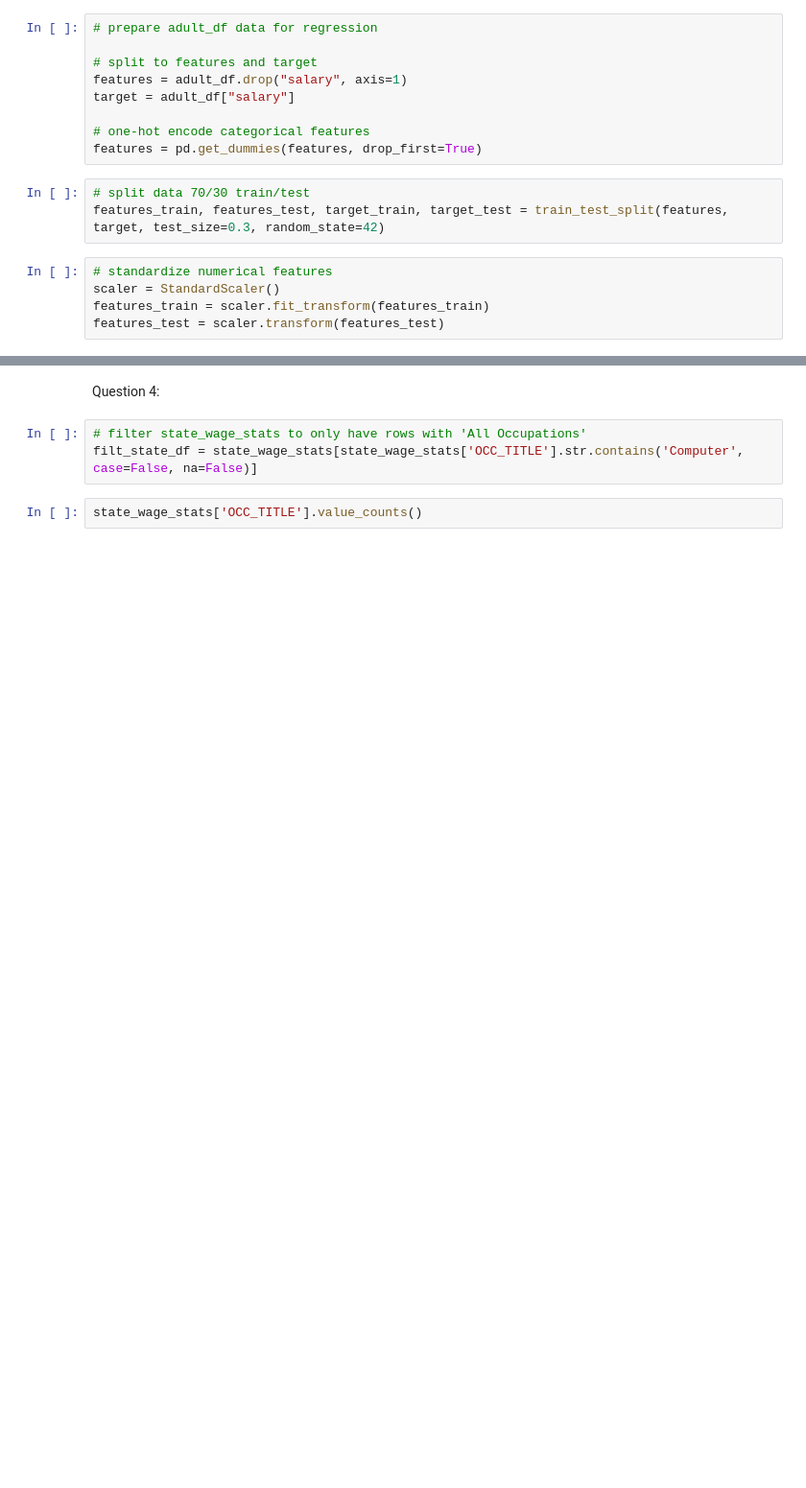
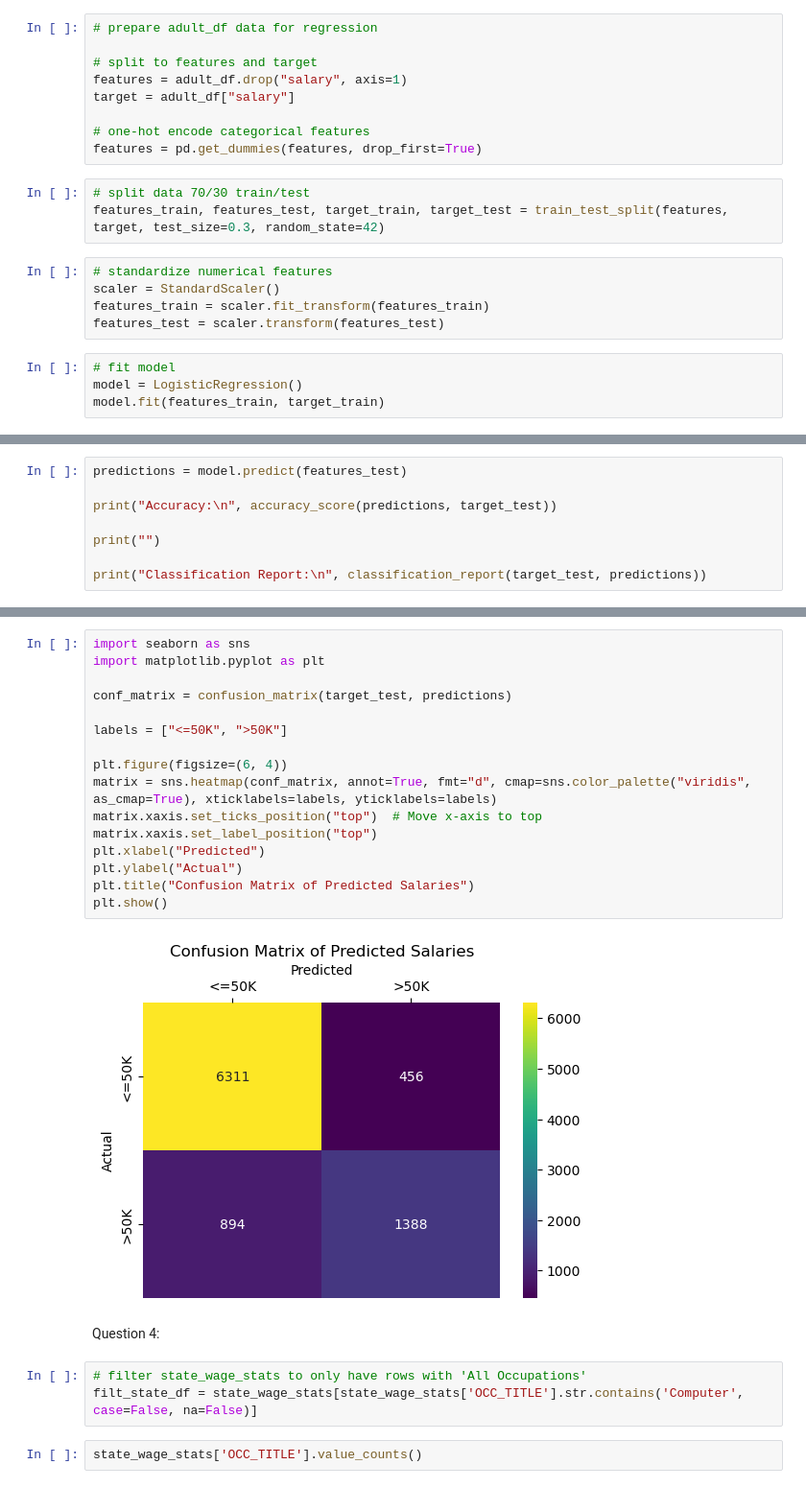
Before and after one commit to NicknNemkov/capstone, a Jupyter notebook: code/salary_predictions.ipynb, the cells around one changed output, grey strips where cells are left out. Shown at 96% size. Drawn from its saved outputs; the diff is of its cells as text; blank space fills up the shorter version.

```diff
--- a/code/salary_predictions.ipynb
+++ b/code/salary_predictions.ipynb
@@ -199,3 +183,7 @@ features_train, features_test, target_train, target_test = train_test_split(feat
 scaler = StandardScaler()
 features_train = scaler.fit_transform(features_train)
 features_test = scaler.transform(features_test)
+# %%
+# fit model
+model = LogisticRegression()
+model.fit(features_train, target_train)
@@ -201,0 +192,8 @@ features_test = scaler.transform(features_test)
+# %%
+predictions = model.predict(features_test)
+
+print("Accuracy:\n", accuracy_score(predictions, target_test))
+
+print("")
+
+print("Classification Report:\n", classification_report(target_test, predictions))
@@ -202,3 +213,21 @@ features_test = scaler.transform(features_test)
+# %%
+import seaborn as sns
+import matplotlib.pyplot as plt
+
+conf_matrix = confusion_matrix(target_test, predictions)
+
+labels = ["<=50K", ">50K"]
+
+plt.figure(figsize=(6, 4))
+matrix = sns.heatmap(conf_matrix, annot=True, fmt="d", cmap=sns.color_palette("viridis", as_cmap=True), xticklabels=labels, yticklabels=labels)
+matrix.xaxis.set_ticks_position("top")  # Move x-axis to top
+matrix.xaxis.set_label_position("top")
+plt.xlabel("Predicted")
+plt.ylabel("Actual")
+plt.title("Confusion Matrix of Predicted Salaries")
+plt.show()
+# %% [output]
+[figure, added]
 # %% [markdown]
 Question 4:
 # %%
```
Also changed, not shown: parts of 3 cells of this notebook.
